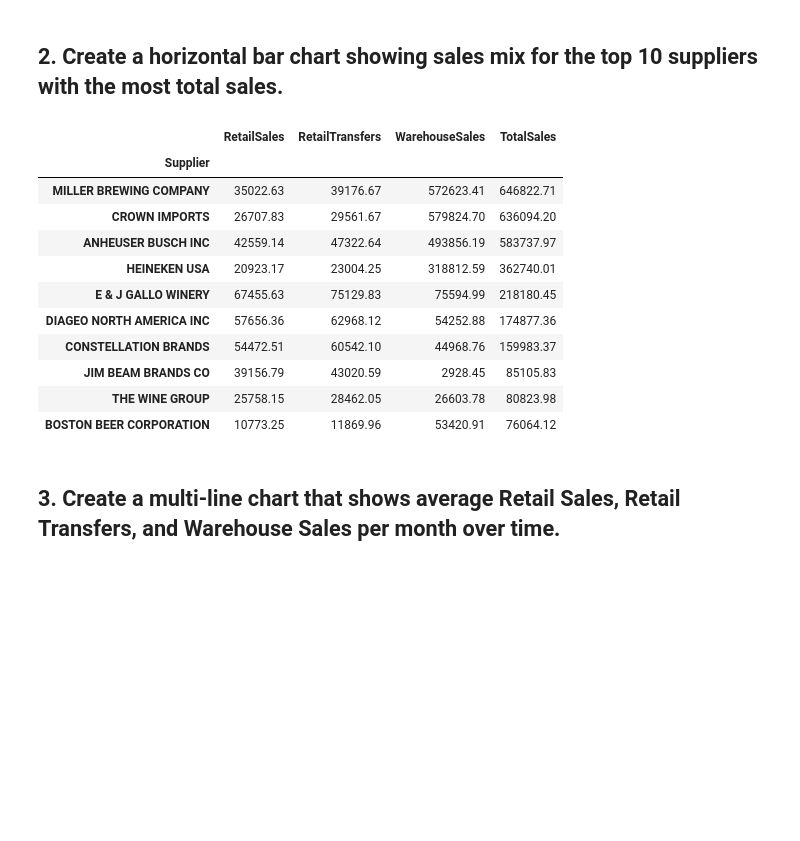
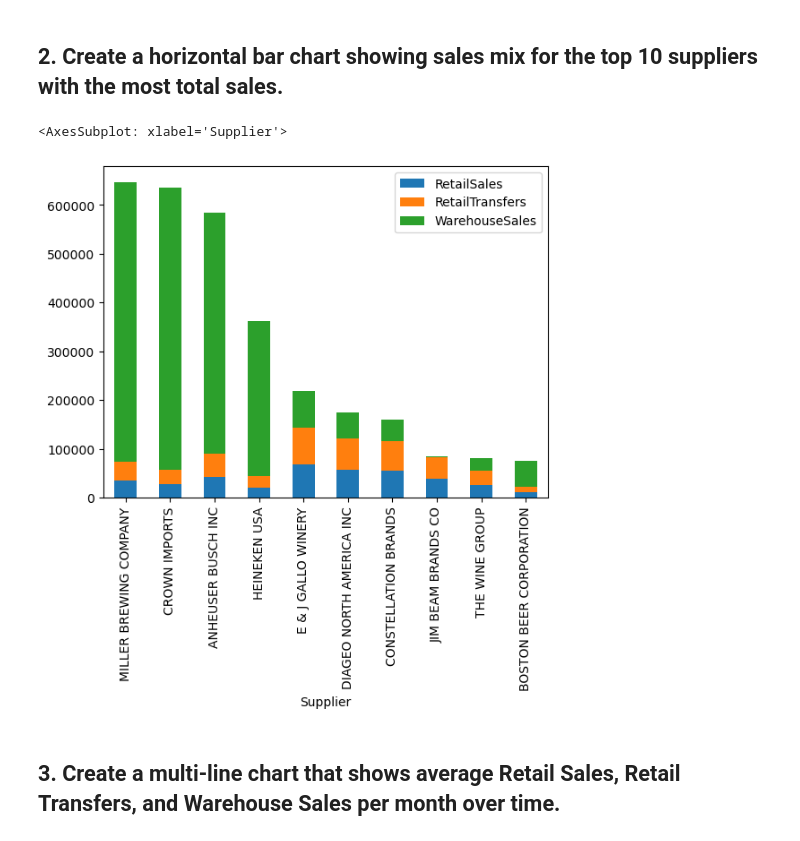
Before and after one commit to marciafof/DAFT_0116_OTALORAMarcia, a Jupyter notebook: module_2/Lab_2_ Plotting-Multiple-Data-Series/main.ipynb, the cells around one changed output. Saved outputs shown, nothing was run; the diff lists cells and outputs as text; code cells hidden in the pictures; blank space fills up the shorter version.

```diff
--- a/module_2/Lab_2_ Plotting-Multiple-Data-Series/main.ipynb
+++ b/module_2/Lab_2_ Plotting-Multiple-Data-Series/main.ipynb
@@ -56,31 +56,21 @@ plt.xticks(rotation = 30) # Rotates X-Axis Ticks by 45-degrees
 ## 2. Create a horizontal bar chart showing sales mix for the top 10 suppliers with the most total sales.
 # %%
 plotdata = data[["Supplier","RetailSales","RetailTransfers","WarehouseSales","TotalSales"]].groupby("Supplier").sum().sort_values("TotalSales",ascending=False).iloc[:10,:]
-plotdata
+plotdata[["RetailSales","RetailTransfers","WarehouseSales"]].plot.bar(stacked=True)
 #plotdata.groupby(['Supplier', 'TotalSales']).size().unstack()
 #plotdata#.plot(kind='bar', stacked=True)
 #plotdata.groupby("Supplier").sum().sort_values("TotalSales",ascending=False).iloc[:10,:].plot(kind="bar",stacked=True)
 #plotdata= data.groupby("Supplier").sum().sort_values("TotalSales",ascending=False)
 #plotdata = plotdata.iloc[:10,:]
 #plotdata
 #.groupby(['Supplier', 'TotalSales']).size().unstack().plot(kind='bar', stacked=True)
 #fig, ax = plt.subplots(1,1)
 #data[["ItemType","RetailSales","RetailTransfers","WarehouseSales"]].groupby("ItemType").sum().plot(kind="bar",ax=ax)
 #ax.set_yscale("log")
 #ax.set_ylabel("Total income in millions in local currency")
 #ax.set_xlabel("Type of item")
 # %% [output]
-|  | RetailSales | RetailTransfers | WarehouseSales | TotalSales |
-| Supplier |  |  |  |  |
-| MILLER BREWING COMPANY | 35022.63 | 39176.67 | 572623.41 | 646822.71 |
-| CROWN IMPORTS | 26707.83 | 29561.67 | 579824.70 | 636094.20 |
-| ANHEUSER BUSCH INC | 42559.14 | 47322.64 | 493856.19 | 583737.97 |
-| HEINEKEN USA | 20923.17 | 23004.25 | 318812.59 | 362740.01 |
-| E & J GALLO WINERY | 67455.63 | 75129.83 | 75594.99 | 218180.45 |
-| DIAGEO NORTH AMERICA INC | 57656.36 | 62968.12 | 54252.88 | 174877.36 |
-| CONSTELLATION BRANDS | 54472.51 | 60542.10 | 44968.76 | 159983.37 |
-| JIM BEAM BRANDS CO | 39156.79 | 43020.59 | 2928.45 | 85105.83 |
-| THE WINE GROUP | 25758.15 | 28462.05 | 26603.78 | 80823.98 |
-| BOSTON BEER CORPORATION | 10773.25 | 11869.96 | 53420.91 | 76064.12 |
+<AxesSubplot: xlabel='Supplier'>
+[figure, added]
 # %% [markdown]
 ## 3. Create a multi-line chart that shows average Retail Sales, Retail Transfers, and Warehouse Sales per month over time.
```
Also changed, not shown: parts of 9 cells of this notebook.
